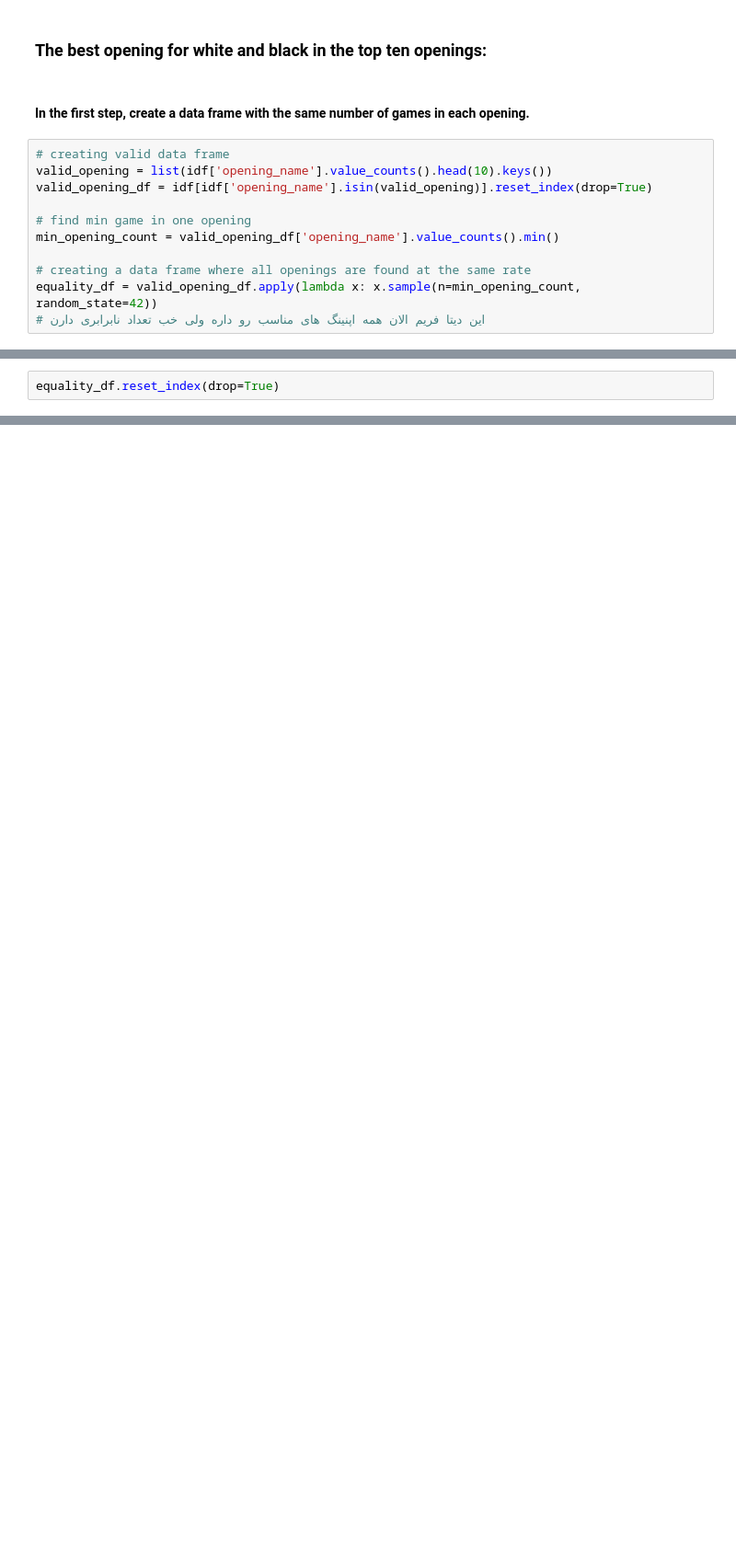
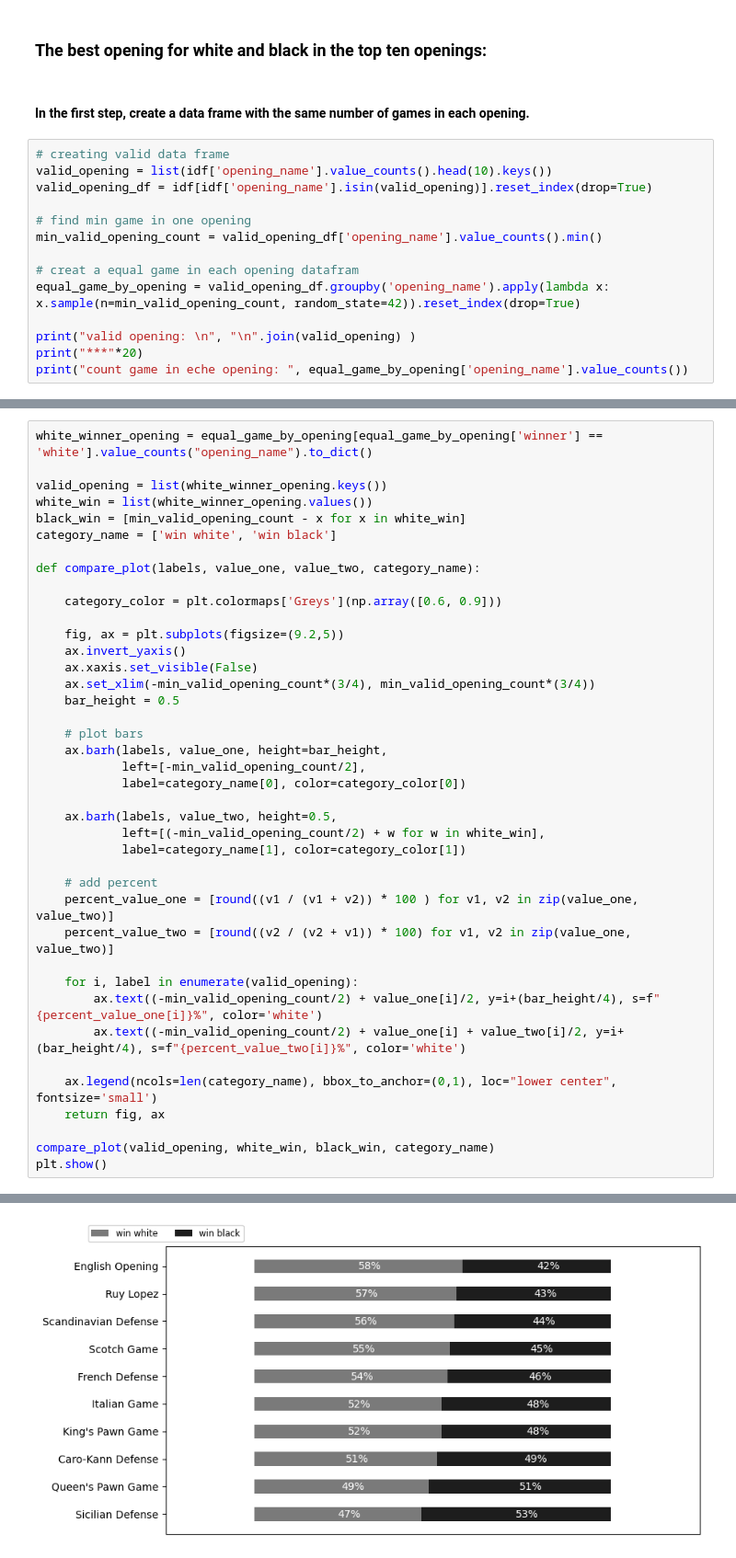
Before and after one commit to MrShotgun1182/chess_opening_analys, a Jupyter notebook: base_analys.ipynb, the cells around one changed output, grey strips where cells are left out. Shown at 92% size. Cells and saved outputs as stored; diff of their text form; blank space fills up the shorter version.

Commit message:
update to end of the best opening for white and black

```diff
--- a/base_analys.ipynb
+++ b/base_analys.ipynb
@@ -130,8 +133,11 @@ valid_opening = list(idf['opening_name'].value_counts().head(10).keys())
 valid_opening_df = idf[idf['opening_name'].isin(valid_opening)].reset_index(drop=True)
 
 # find min game in one opening
-min_opening_count = valid_opening_df['opening_name'].value_counts().min()
+min_valid_opening_count = valid_opening_df['opening_name'].value_counts().min()
 
-# creating a data frame where all openings are found at the same rate
-equality_df = valid_opening_df.apply(lambda x: x.sample(n=min_opening_count, random_state=42))
-# این دیتا فریم الان همه اپنینگ های مناسب رو داره ولی خب تعداد نابرابری دارن
+# creat a equal game in each opening datafram
+equal_game_by_opening = valid_opening_df.groupby('opening_name').apply(lambda x: x.sample(n=min_valid_opening_count, random_state=42)).reset_index(drop=True)
+
+print("valid opening: \n", "\n".join(valid_opening) )
+print("***"*20)
+print("count game in eche opening: ", equal_game_by_opening['opening_name'].value_counts())
@@ -140,3 +164,41 @@ equality_df = valid_opening_df.apply(lambda x: x.sample(n=min_opening_count, ran
 # %%
-equality_df.reset_index(drop=True)
+white_winner_opening = equal_game_by_opening[equal_game_by_opening['winner'] == 'white'].value_counts("opening_name").to_dict()
+
+valid_opening = list(white_winner_opening.keys())
+white_win = list(white_winner_opening.values())
+black_win = [min_valid_opening_count - x for x in white_win]
+category_name = ['win white', 'win black']
+
+def compare_plot(labels, value_one, value_two, category_name):
+
+    category_color = plt.colormaps['Greys'](np.array([0.6, 0.9]))
+
+    fig, ax = plt.subplots(figsize=(9.2,5))
+    ax.invert_yaxis()
+    ax.xaxis.set_visible(False)
+    ax.set_xlim(-min_valid_opening_count*(3/4), min_valid_opening_count*(3/4))
+    bar_height = 0.5
+
+    # plot bars
+    ax.barh(labels, value_one, height=bar_height,
+            left=[-min_valid_opening_count/2],
+            label=category_name[0], color=category_color[0])
+
+    ax.barh(labels, value_two, height=0.5,
+            left=[(-min_valid_opening_count/2) + w for w in white_win],
+            label=category_name[1], color=category_color[1])
+
+    # add percent
+    percent_value_one = [round((v1 / (v1 + v2)) * 100 ) for v1, v2 in zip(value_one, value_two)]
+    percent_value_two = [round((v2 / (v2 + v1)) * 100) for v1, v2 in zip(value_one, value_two)]
+
+    for i, label in enumerate(valid_opening):
+        ax.text((-min_valid_opening_count/2) + value_one[i]/2, y=i+(bar_height/4), s=f"{percent_value_one[i]}%", color='white')
+        ax.text((-min_valid_opening_count/2) + value_one[i] + value_two[i]/2, y=i+(bar_height/4), s=f"{percent_value_two[i]}%", color='white')
+
+    ax.legend(ncols=len(category_name), bbox_to_anchor=(0,1), loc="lower center", fontsize='small')
+    return fig, ax
+
+compare_plot(valid_opening, white_win, black_win, category_name)
+plt.show()
 # %% [output]
@@ -155,0 +205 @@ equality_df.reset_index(drop=True)
+[figure, added]
```
Also changed, not shown: parts of 7 cells of this notebook.
